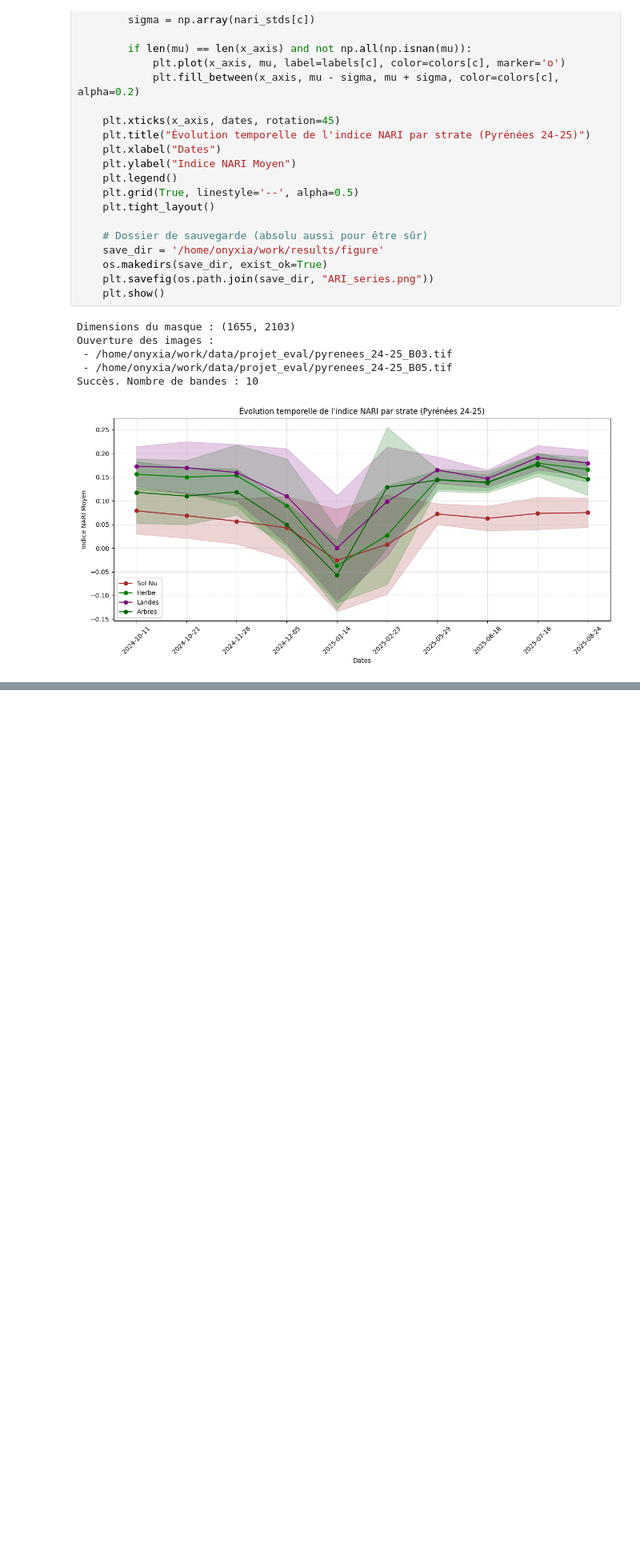
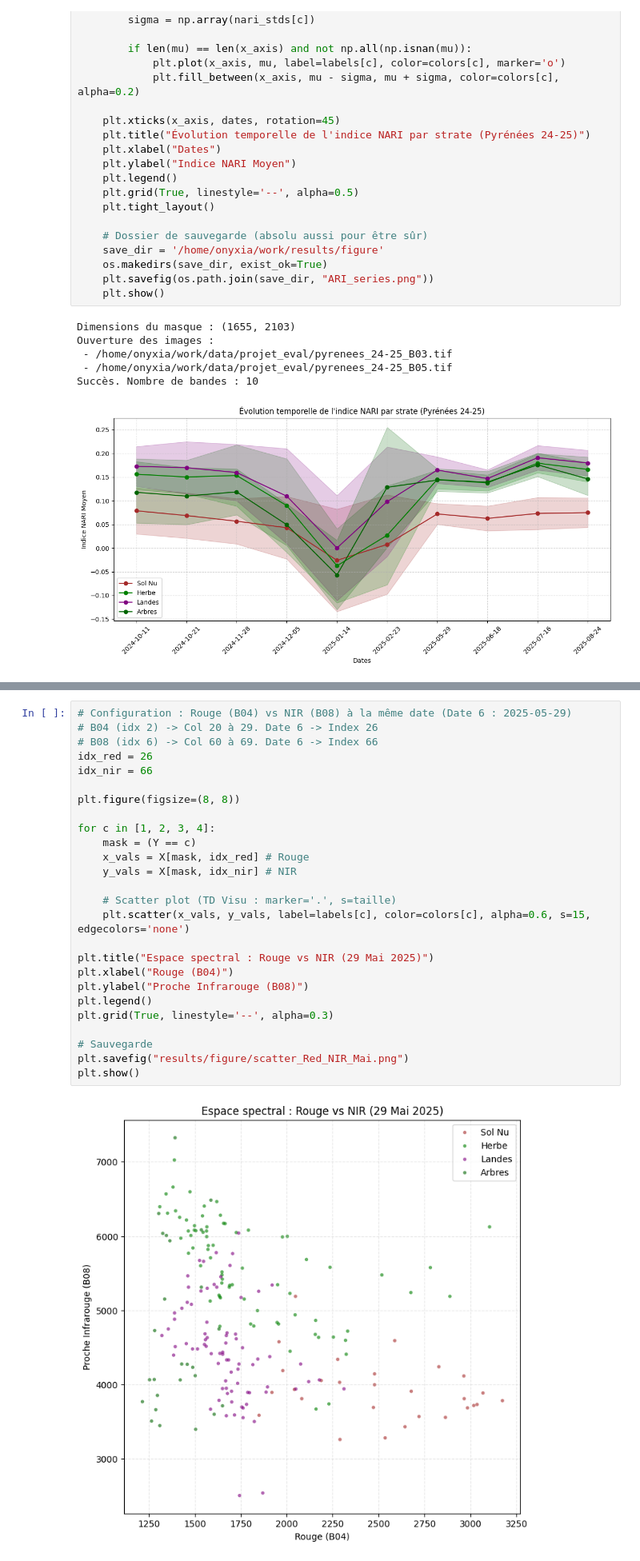
Before and after one commit to Matteolng/projet_teledec, a Jupyter notebook: notebook/notebook_v2.ipynb, the cells around one changed output, grey strips where cells are left out. Shown at 80% size. Saved outputs shown, nothing was run; the diff lists cells and outputs as text; blank space fills up the shorter version.

```diff
--- a/notebook/notebook_v2.ipynb
+++ b/notebook/notebook_v2.ipynb
@@ -440,0 +780,28 @@ print(f"Carte sauvegardée sous : {out_map_path}")
+# %%
+# Configuration : Rouge (B04) vs NIR (B08) à la même date (Date 6 : 2025-05-29)
+# B04 (idx 2) -> Col 20 à 29. Date 6 -> Index 26
+# B08 (idx 6) -> Col 60 à 69. Date 6 -> Index 66
+idx_red = 26
+idx_nir = 66
+
+plt.figure(figsize=(8, 8))
+
+for c in [1, 2, 3, 4]:
+    mask = (Y == c)
+    x_vals = X[mask, idx_red] # Rouge
+    y_vals = X[mask, idx_nir] # NIR
+
+    # Scatter plot (TD Visu : marker='.', s=taille)
+    plt.scatter(x_vals, y_vals, label=labels[c], color=colors[c], alpha=0.6, s=15, edgecolors='none')
+
+plt.title("Espace spectral : Rouge vs NIR (29 Mai 2025)")
+plt.xlabel("Rouge (B04)")
+plt.ylabel("Proche Infrarouge (B08)")
+plt.legend()
+plt.grid(True, linestyle='--', alpha=0.3)
+
+# Sauvegarde
+plt.savefig("results/figure/scatter_Red_NIR_Mai.png")
+plt.show()
+# %% [output]
+[figure, added]
```
Also changed, not shown: parts of 12 cells of this notebook.
